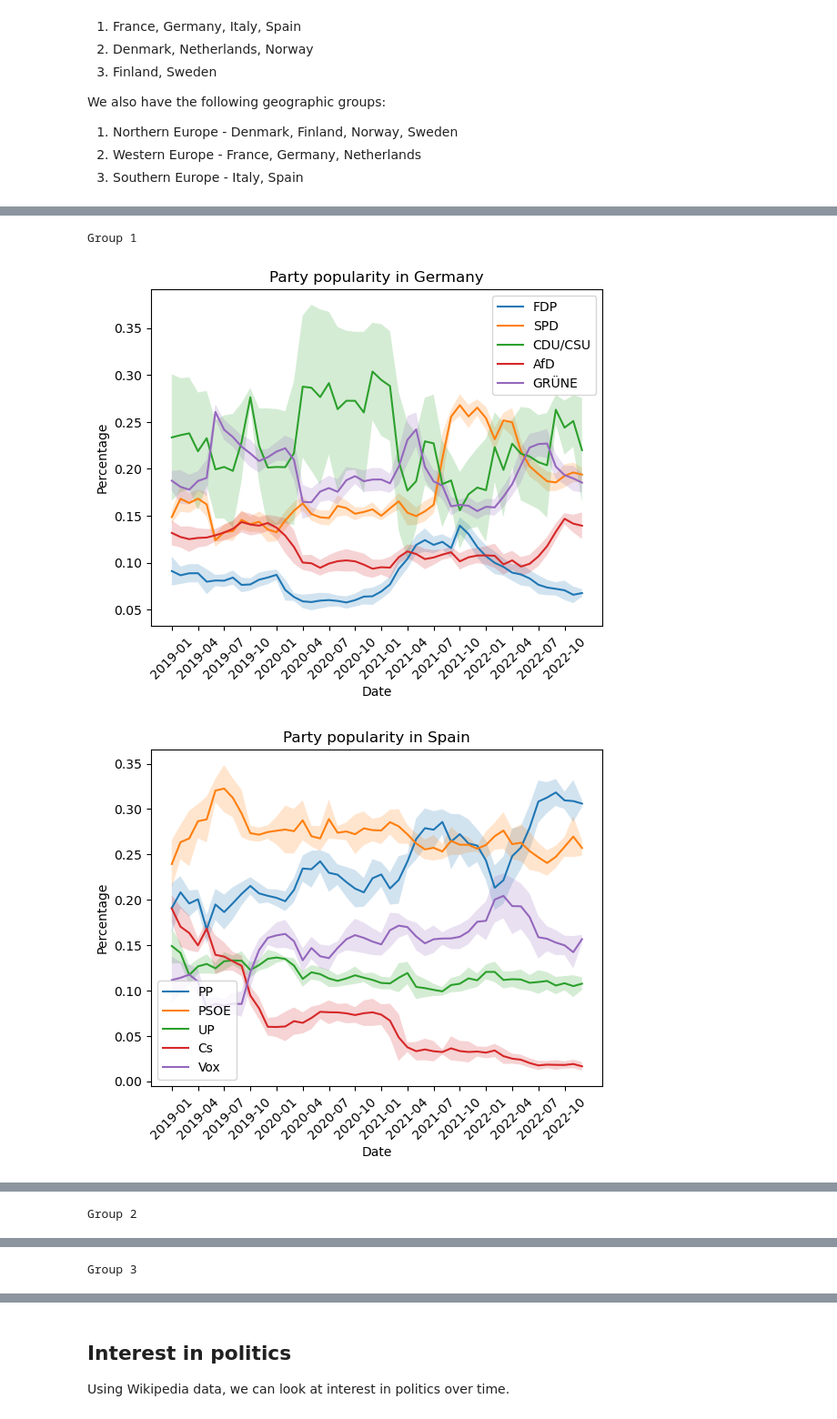
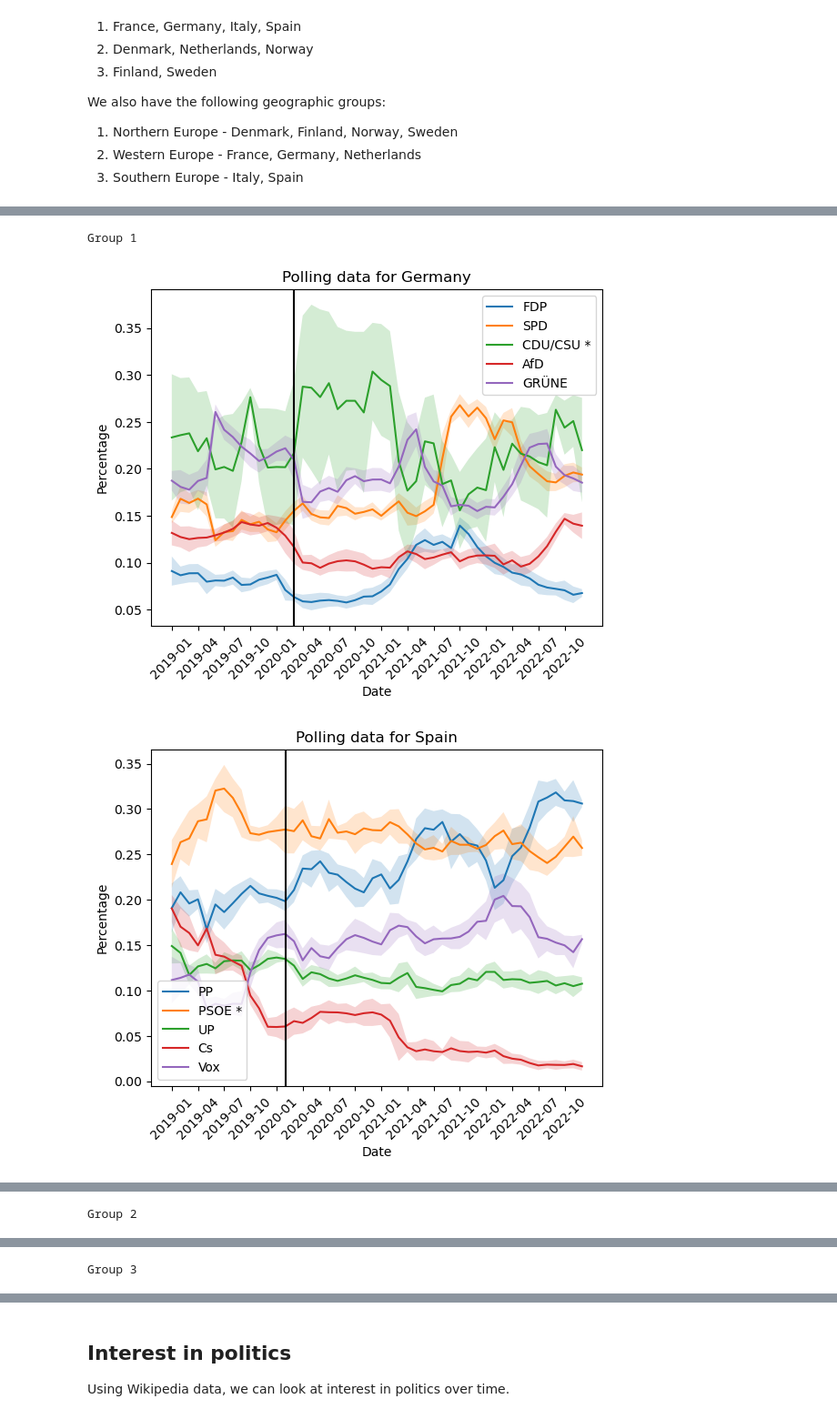
Before and after one commit to epfl-ada/ada-2022-project-zeta, a Jupyter notebook: ADAnalysis.ipynb, the cells around one changed output, grey strips where cells are left out. Shown at 91% size. Saved outputs shown, nothing was run; the diff lists cells and outputs as text; code cells hidden in the pictures.

Commit message:
Add initial polling data analysis

```diff
--- a/ADAnalysis.ipynb
+++ b/ADAnalysis.ipynb
@@ -103,10 +105,10 @@ For each country, we plot the polling data for the current 5 most represented pa
 # %%
 for idx, group in enumerate(response_groups):
     print(f"Group {idx + 1}")
     for country in group:
         df = get_polling_data(country)
-        plot_polling_data(df, country)
+        plot_polling_data(df, country, df_dates)
 # %% [output]
 Group 1
-[figure, old version]
+[figure, new version]
-[figure, old version]
+[figure, new version]
```
Also changed, not shown: parts of 3 cells of this notebook, 2 other files.
